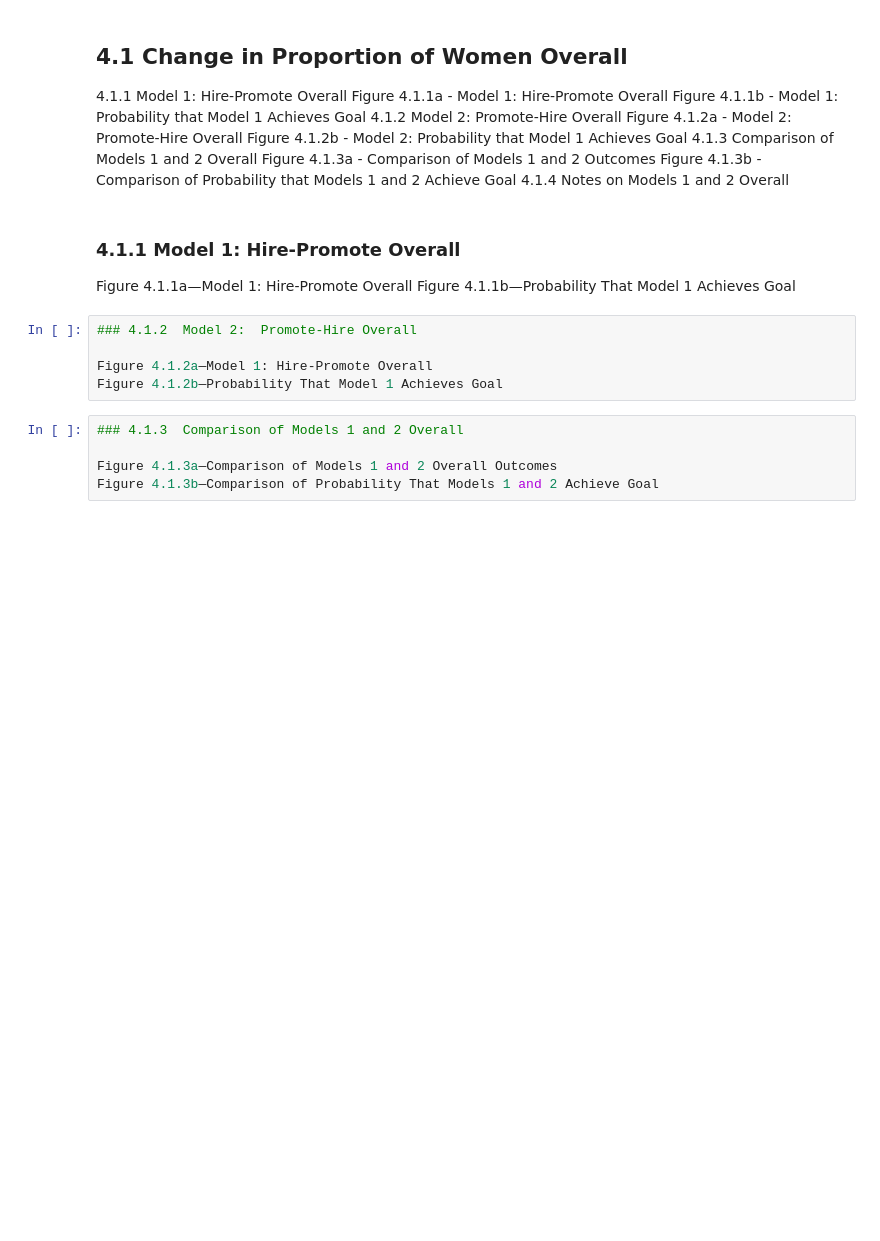
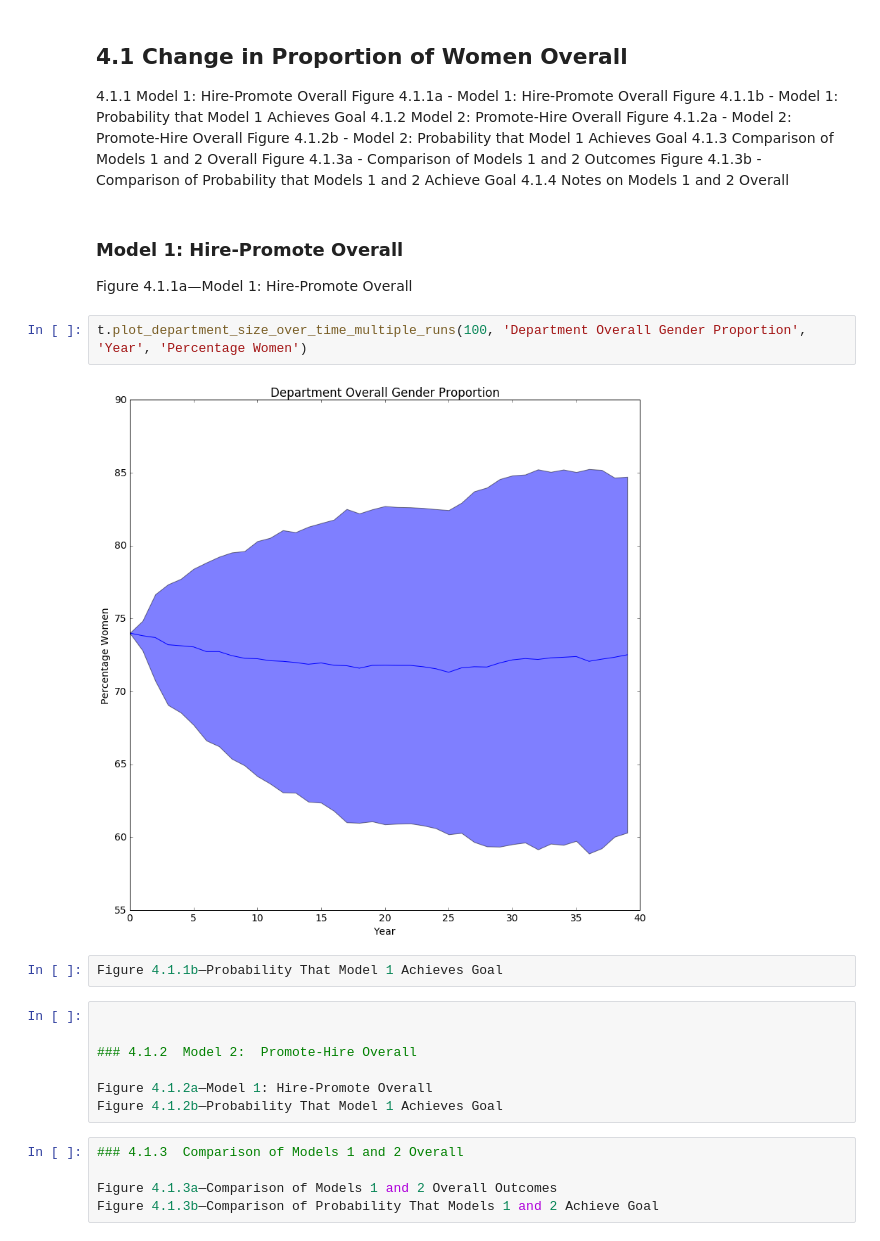
Before and after one commit to university-gender-evolution/notebooks-univ-gender, a Jupyter notebook: notebooks/mgmt_notebook05092016.ipynb, the cells around one changed output. Cells and saved outputs as stored; diff of their text form; blank space fills up the shorter version.

Commit message:
started to update 4.1.1 images.

```diff
--- a/notebooks/mgmt_notebook05092016.ipynb
+++ b/notebooks/mgmt_notebook05092016.ipynb
@@ -227,11 +81,18 @@ For reference, the table below shows historical hiring, promotion and attrition
        Figure 4.1.3b - Comparison of Probability that Models 1 and 2 Achieve Goal
 4.1.4  Notes on Models 1 and 2 Overall
 # %% [markdown]
-### 4.1.1  Model 1:  Hire-Promote Overall
+### Model 1:  Hire-Promote Overall
 
 Figure 4.1.1a—Model 1: Hire-Promote Overall
-Figure 4.1.1b—Probability That Model 1 Achieves Goal
+# %%
+t.plot_department_size_over_time_multiple_runs(100, 'Department Overall Gender Proportion', 'Year', 'Percentage Women')
+# %% [output]
+[figure, added]
+# %%
+Figure 4.1.1b—Probability That Model 1 Achieves Goal
 # %%
+
+
 ### 4.1.2  Model 2:  Promote-Hire Overall
 
 Figure 4.1.2a—Model 1: Hire-Promote Overall
```
Also changed, not shown: parts of 3 cells of this notebook, 1 other file.
